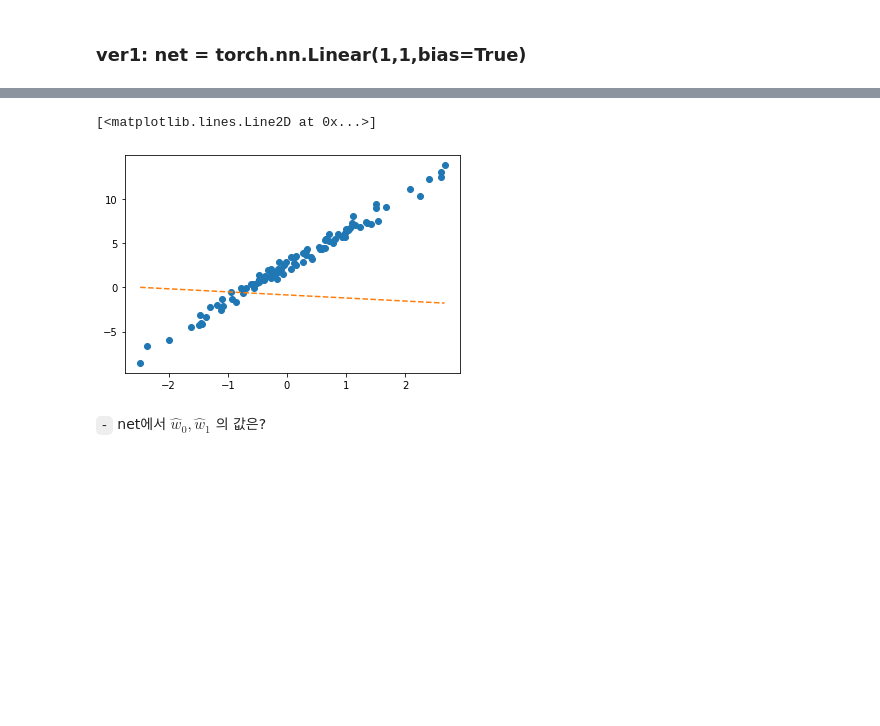
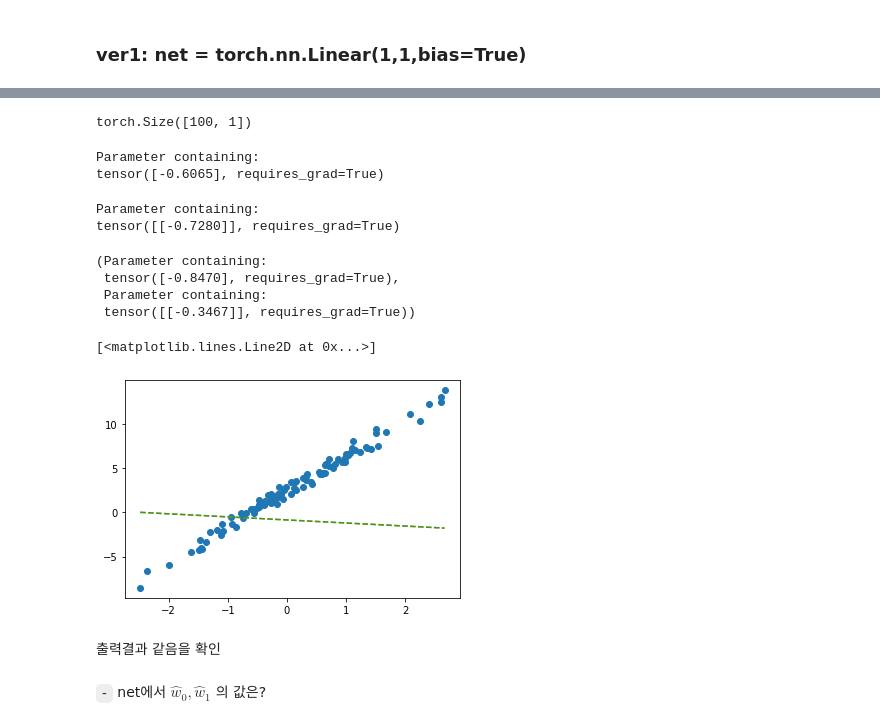
Before and after one commit to seoyeonc/chch, a Jupyter notebook: _notebooks/2022-09-29-ml.ipynb, the cells around one changed output, grey strips where cells are left out. Drawn from its saved outputs; the diff is of its cells as text; code cells hidden in the pictures; blank space fills up the shorter version.

```diff
--- a/_notebooks/2022-09-29-ml.ipynb
+++ b/_notebooks/2022-09-29-ml.ipynb
@@ -419,0 +453,14 @@ net = torch.nn.Linear(in_features=1, out_features=1, bias=True)
+# %%
+_net(x).shape
+# %% [output]
+torch.Size([100, 1])
+# %%
+_net.bias # w0
+# %% [output]
+Parameter containing:
+tensor([-0.6065], requires_grad=True)
+# %%
+_net.weight # w1
+# %% [output]
+Parameter containing:
+tensor([[-0.7280]], requires_grad=True)
@@ -420,9 +470,21 @@ net = torch.nn.Linear(in_features=1, out_features=1, bias=True)
+# %%
+net.bias, net.weight
+# %% [output]
+(Parameter containing:
+ tensor([-0.8470], requires_grad=True),
+ Parameter containing:
+ tensor([[-0.3467]], requires_grad=True))
 # %%
 plt.plot(x,y,'o')
 plt.plot(x,net(x).data,'--')
+w0hat = -0.847
+w1hat = -0.3467
+plt.plot(x,w0hat+w1hat*x,'--')
 # %% [output]
 [<matplotlib.lines.Line2D at 0x...>]
-[figure, old version]
+[figure, new version]
+# %% [markdown]
+출력결과 같음을 확인
 # %% [markdown]
 `-` net에서 $\hat{w}_0, \hat{w}_1$ 의 값은?
 # %%
```
Also changed, not shown: parts of 18 cells of this notebook.
